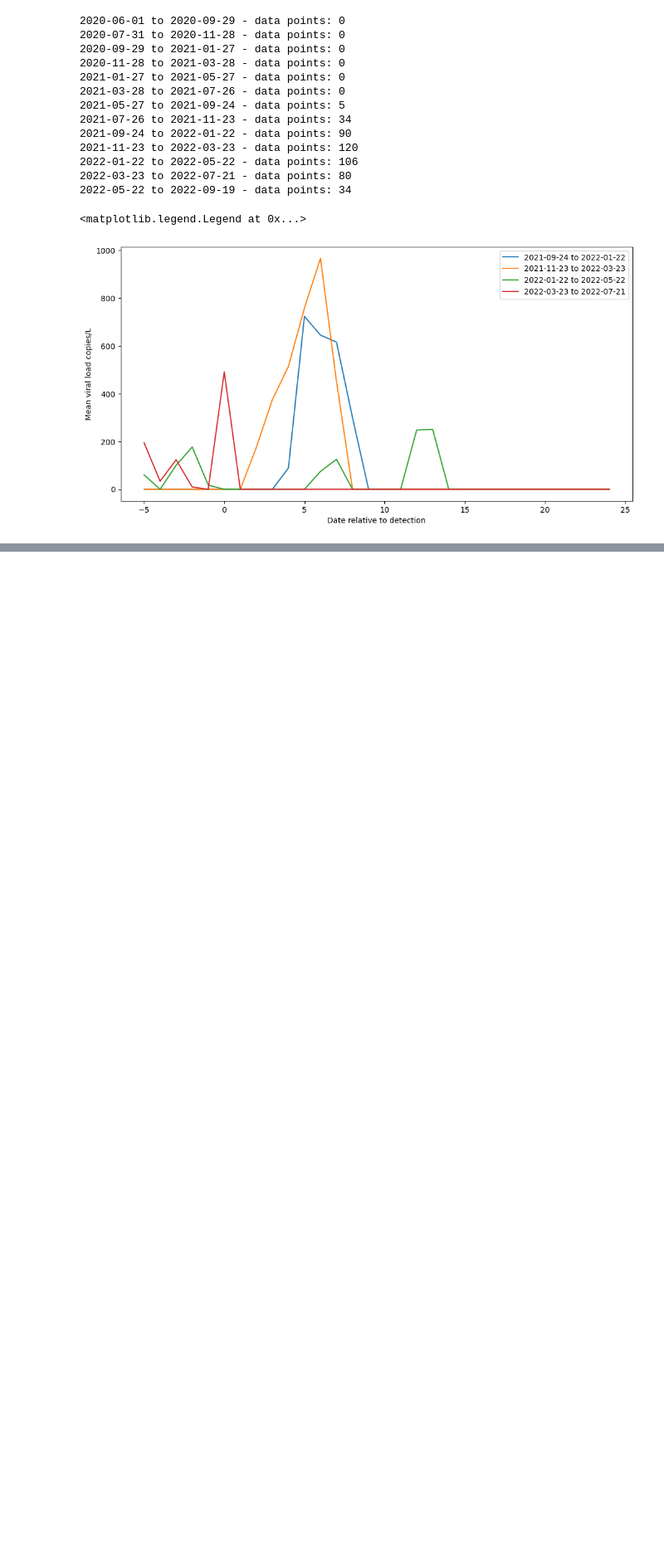
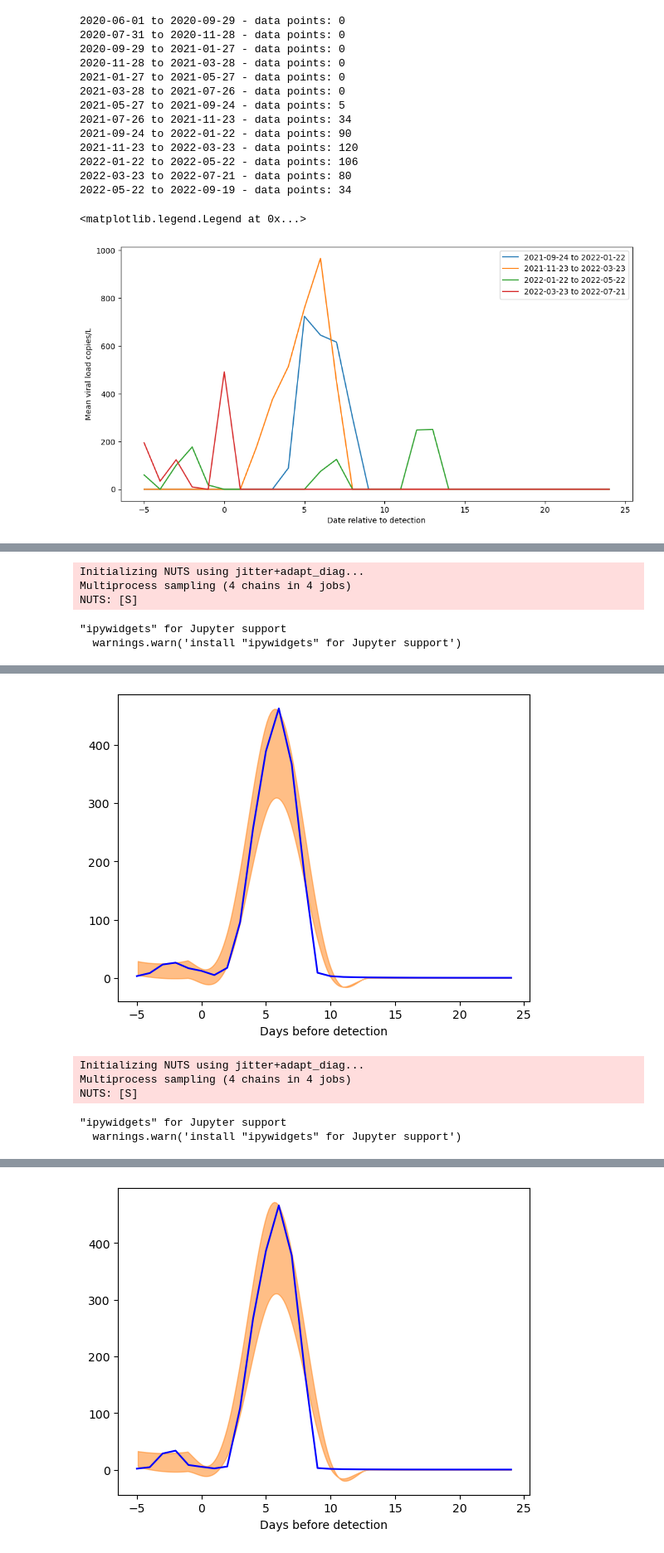
Before and after one commit to elizabethmurphy24/Wastewater-Surveillence, a Jupyter notebook: shedding.ipynb, the cells around one changed output, grey strips where cells are left out. Shown at 83% size. Drawn from its saved outputs; the diff is of its cells as text; code cells hidden in the pictures; blank space fills up the shorter version.

Commit message:
playing with different modeling

```diff
--- a/shedding.ipynb
+++ b/shedding.ipynb
@@ -677,0 +690,47 @@ Text(0, 0.5, 'Mean Viral Load Copies/L')
+# %%
+# adjusting Poisson distribution
+# pm.Gamma
+with pm.Model() as shedding_model:
+    S = pm.Gamma("S", alpha=2, beta=0.5, shape=N)
+    mu = pm.math.dot(X, S)
+    Y_obs = pm.Poisson("Y_obs", mu=mu, observed=Y)
+    trace = pm.sample(1000, tune=1000, target_accept=0.9, return_inferencedata=True)
+
+az.plot_hdi(lags, trace.posterior["S"].values, hdi_prob=0.95)
+plt.plot(lags, trace.posterior["S"].values.mean(axis=(0, 1)), color="blue")
+plt.xlabel("Days before detection")
+plt.show()
+
+
+# HalfCauchy
+with pm.Model() as shedding_model:
+    S = pm.HalfCauchy("S", beta=5, shape=N)
+    mu = pm.math.dot(X, S)
+    Y_obs = pm.Poisson("Y_obs", mu=mu, observed=Y)
+    trace = pm.sample(1000, tune=1000, target_accept=0.9, return_inferencedata=True)
+
+az.plot_hdi(lags, trace.posterior["S"].values, hdi_prob=0.95)
+plt.plot(lags, trace.posterior["S"].values.mean(axis=(0, 1)), color="blue")
+plt.xlabel("Days before detection")
+plt.show()
+
+
+# Dirichlet
+with pm.Model() as shedding_model:
+    S = pm.Dirichlet("S", a=np.ones(N))
+    scale = pm.HalfNormal("scale", sigma=100)
+    mu = pm.math.dot(X, S * scale)
+    Y_obs = pm.Poisson("Y_obs", mu=mu, observed=Y)
+    trace = pm.sample(1000, tune=1000, target_accept=0.9, return_inferencedata=True)
+
+
+S_rescaled = trace.posterior["S"] * trace.posterior["scale"].values[:, :, None]
+az.plot_hdi(lags, S_rescaled.values, hdi_prob=0.95)
+plt.plot(lags, S_rescaled.mean(dim=["chain", "draw"]).values, color="blue")
+plt.xlabel("Days before detection")
+# %% [output]
+Initializing NUTS using jitter+adapt_diag...
+Multiprocess sampling (4 chains in 4 jobs)
+NUTS: [S]
+"ipywidgets" for Jupyter support
+  warnings.warn('install "ipywidgets" for Jupyter support')
@@ -677,0 +739,6 @@ Text(0, 0.5, 'Mean Viral Load Copies/L')
+[figure, added]
+Initializing NUTS using jitter+adapt_diag...
+Multiprocess sampling (4 chains in 4 jobs)
+NUTS: [S]
+"ipywidgets" for Jupyter support
+  warnings.warn('install "ipywidgets" for Jupyter support')
@@ -677,0 +747 @@ Text(0, 0.5, 'Mean Viral Load Copies/L')
+[figure, added]
```
Also changed, not shown: parts of 8 cells of this notebook.
